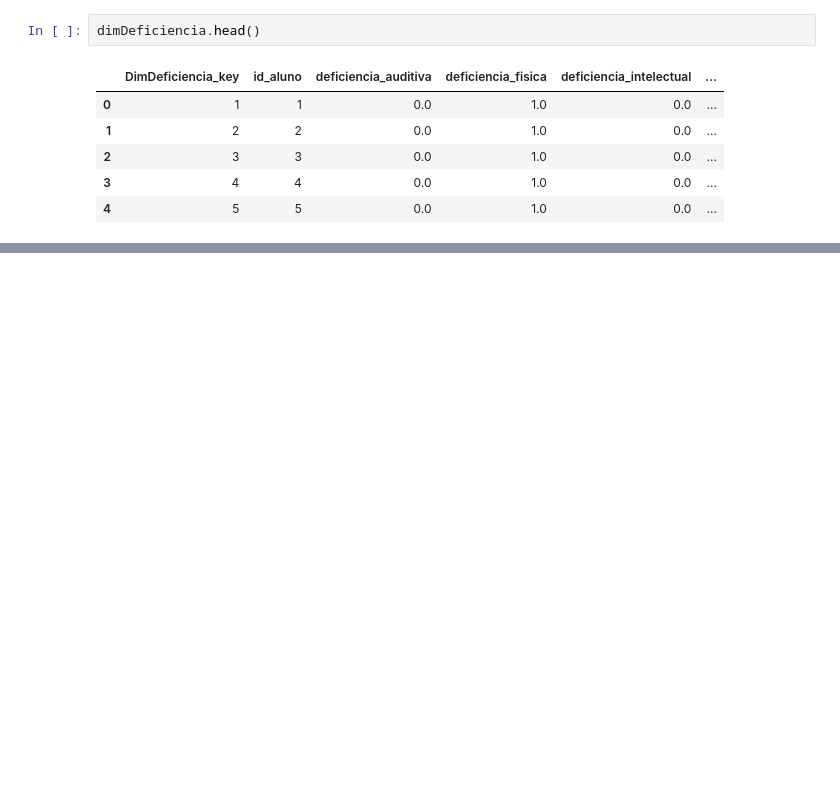
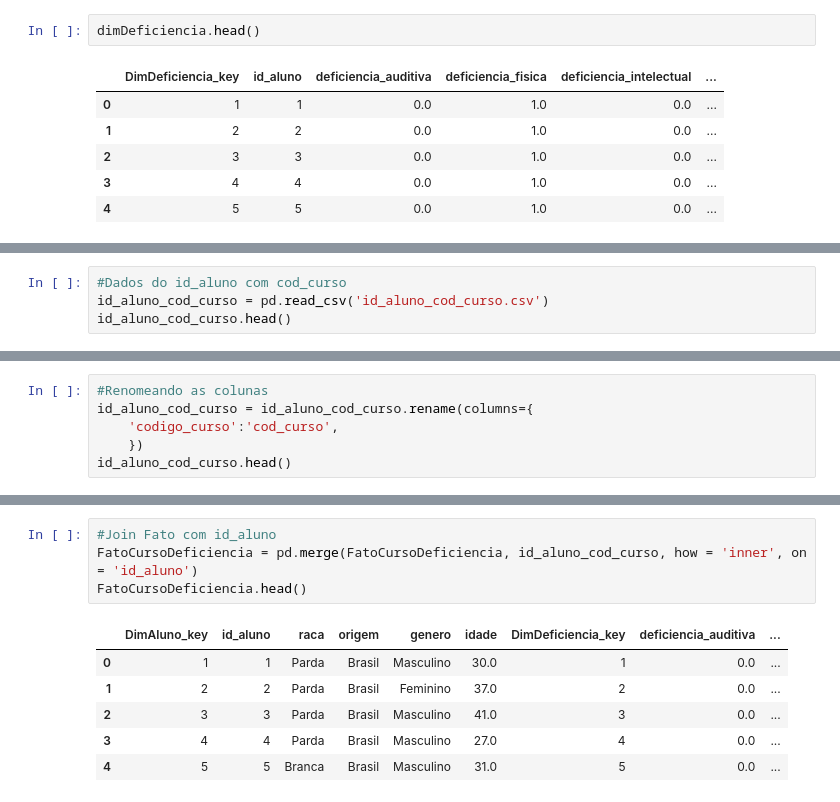
Before and after one commit to engcrisoliveira/md, a Jupyter notebook: fato.ipynb, the cells around one changed output, grey strips where cells are left out. Drawn from its saved outputs; the diff is of its cells as text; blank space fills up the shorter version.

Commit message:
[WIP] Construindo a tabela fato

```diff
--- a/fato.ipynb
+++ b/fato.ipynb
@@ -359,0 +352,4 @@ FatoCursoDeficiencia.head()
+# %%
+#Dados do id_aluno com cod_curso
+id_aluno_cod_curso = pd.read_csv('id_aluno_cod_curso.csv')
+id_aluno_cod_curso.head()
@@ -359,0 +363,6 @@ FatoCursoDeficiencia.head()
+# %%
+#Renomeando as colunas
+id_aluno_cod_curso = id_aluno_cod_curso.rename(columns={
+    'codigo_curso':'cod_curso',
+    })
+id_aluno_cod_curso.head()
@@ -359,0 +376,11 @@ FatoCursoDeficiencia.head()
+# %%
+#Join Fato com id_aluno
+FatoCursoDeficiencia = pd.merge(FatoCursoDeficiencia, id_aluno_cod_curso, how = 'inner', on = 'id_aluno')
+FatoCursoDeficiencia.head()
+# %% [output]
+|  | DimAluno_key | id_aluno | raca | origem | genero | idade | DimDeficiencia_key | deficiencia_auditiva | ... |
+| 0 | 1 | 1 | Parda | Brasil | Masculino | 30.0 | 1 | 0.0 | ... |
+| 1 | 2 | 2 | Parda | Brasil | Feminino | 37.0 | 2 | 0.0 | ... |
+| 2 | 3 | 3 | Parda | Brasil | Masculino | 41.0 | 3 | 0.0 | ... |
+| 3 | 4 | 4 | Parda | Brasil | Masculino | 27.0 | 4 | 0.0 | ... |
+| 4 | 5 | 5 | Branca | Brasil | Masculino | 31.0 | 5 | 0.0 | ... |
```
Also changed, not shown: parts of 28 cells of this notebook.
